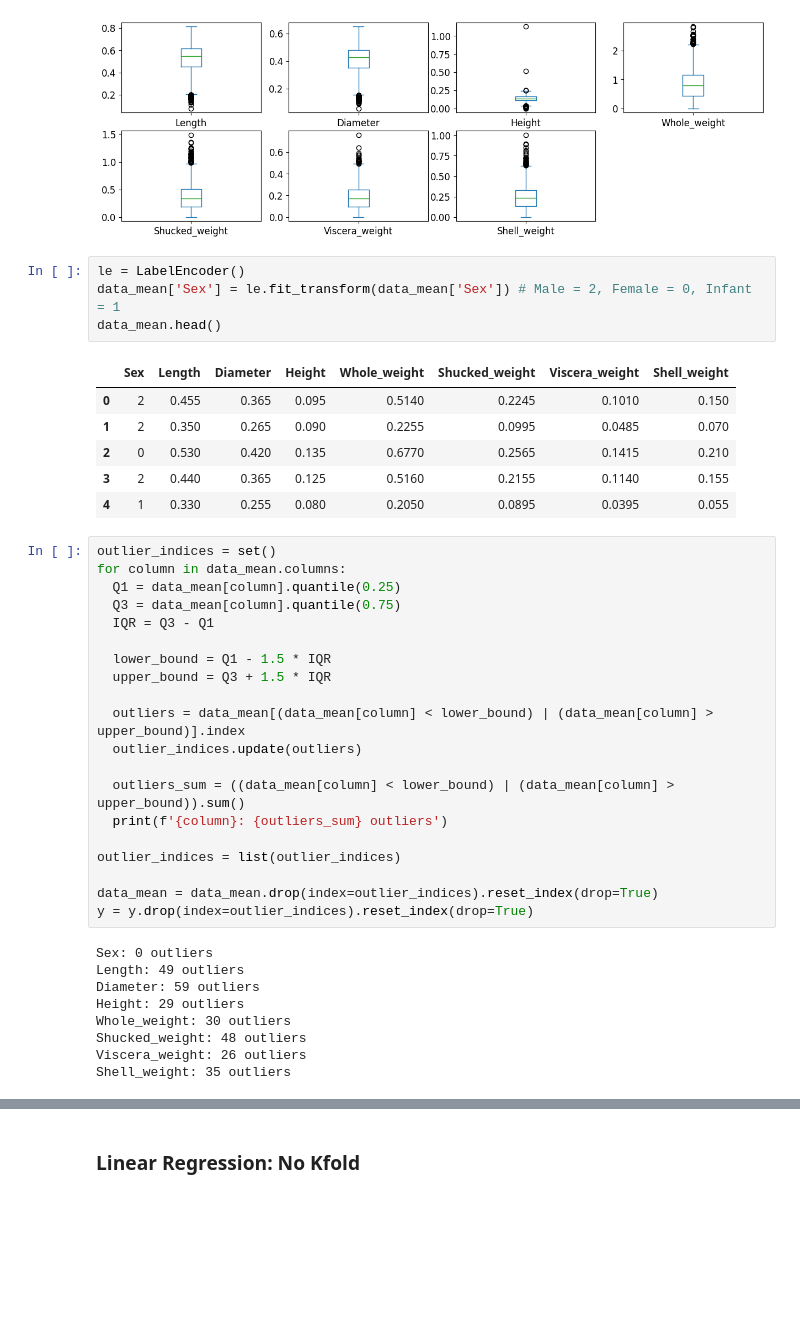
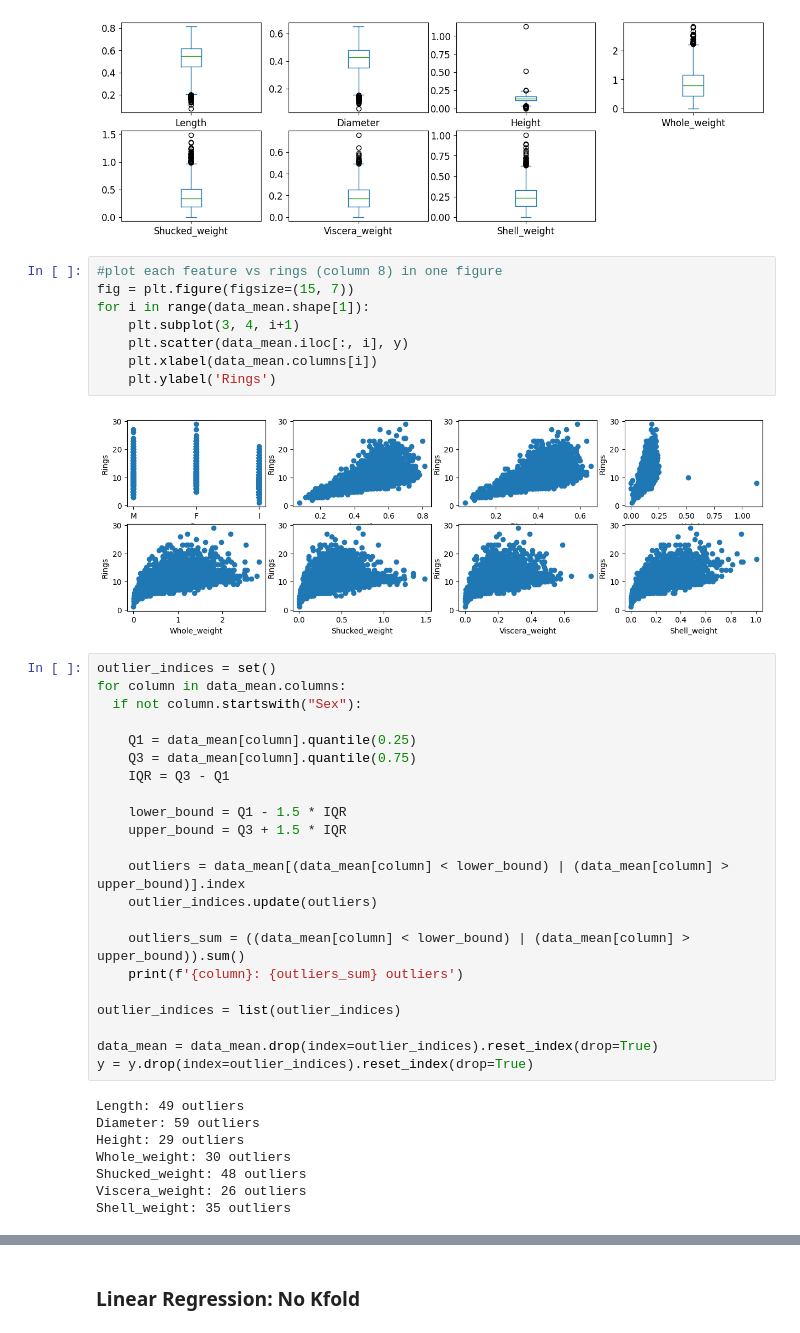
Before and after one commit to tomas-ribeiro-pinto/COMP4139_Machine_Learning, a Jupyter notebook: abalone/linear_regression.ipynb, the cells around one changed output, grey strips where cells are left out. Saved outputs shown, nothing was run; the diff lists cells and outputs as text; blank space fills up the shorter version.

```diff
--- a/abalone/linear_regression.ipynb
+++ b/abalone/linear_regression.ipynb
@@ -43,39 +47,39 @@ Viscera_weight    Axes(0.327174,0.699787;0.168478x0.0819149)
 Shell_weight      Axes(0.529348,0.699787;0.168478x0.0819149)
 dtype: object
 [figure]
-# %%
-le = LabelEncoder()
-data_mean['Sex'] = le.fit_transform(data_mean['Sex']) # Male = 2, Female = 0, Infant = 1
-data_mean.head()
-# %% [output]
-|  | Sex | Length | Diameter | Height | Whole_weight | Shucked_weight | Viscera_weight | Shell_weight |
-| 0 | 2 | 0.455 | 0.365 | 0.095 | 0.5140 | 0.2245 | 0.1010 | 0.150 |
-| 1 | 2 | 0.350 | 0.265 | 0.090 | 0.2255 | 0.0995 | 0.0485 | 0.070 |
-| 2 | 0 | 0.530 | 0.420 | 0.135 | 0.6770 | 0.2565 | 0.1415 | 0.210 |
-| 3 | 2 | 0.440 | 0.365 | 0.125 | 0.5160 | 0.2155 | 0.1140 | 0.155 |
-| 4 | 1 | 0.330 | 0.255 | 0.080 | 0.2050 | 0.0895 | 0.0395 | 0.055 |
+# %%
+#plot each feature vs rings (column 8) in one figure
+fig = plt.figure(figsize=(15, 7))
+for i in range(data_mean.shape[1]):
+    plt.subplot(3, 4, i+1)
+    plt.scatter(data_mean.iloc[:, i], y)
+    plt.xlabel(data_mean.columns[i])
+    plt.ylabel('Rings')
+# %% [output]
+[figure, added]
 # %%
 outlier_indices = set()
 for column in data_mean.columns:
-  Q1 = data_mean[column].quantile(0.25)
-  Q3 = data_mean[column].quantile(0.75)
-  IQR = Q3 - Q1
+  if not column.startswith("Sex"):
 
-  lower_bound = Q1 - 1.5 * IQR
-  upper_bound = Q3 + 1.5 * IQR
+    Q1 = data_mean[column].quantile(0.25)
+    Q3 = data_mean[column].quantile(0.75)
+    IQR = Q3 - Q1
 
-  outliers = data_mean[(data_mean[column] < lower_bound) | (data_mean[column] > upper_bound)].index
-  outlier_indices.update(outliers)
+    lower_bound = Q1 - 1.5 * IQR
+    upper_bound = Q3 + 1.5 * IQR
 
-  outliers_sum = ((data_mean[column] < lower_bound) | (data_mean[column] > upper_bound)).sum()
-  print(f'{column}: {outliers_sum} outliers')
+    outliers = data_mean[(data_mean[column] < lower_bound) | (data_mean[column] > upper_bound)].index
+    outlier_indices.update(outliers)
+
+    outliers_sum = ((data_mean[column] < lower_bound) | (data_mean[column] > upper_bound)).sum()
+    print(f'{column}: {outliers_sum} outliers')
 
 outlier_indices = list(outlier_indices)
 
 data_mean = data_mean.drop(index=outlier_indices).reset_index(drop=True)
 y = y.drop(index=outlier_indices).reset_index(drop=True)
 # %% [output]
-Sex: 0 outliers
 Length: 49 outliers
 Diameter: 59 outliers
 Height: 29 outliers
```
Also changed, not shown: parts of 9 cells of this notebook.
